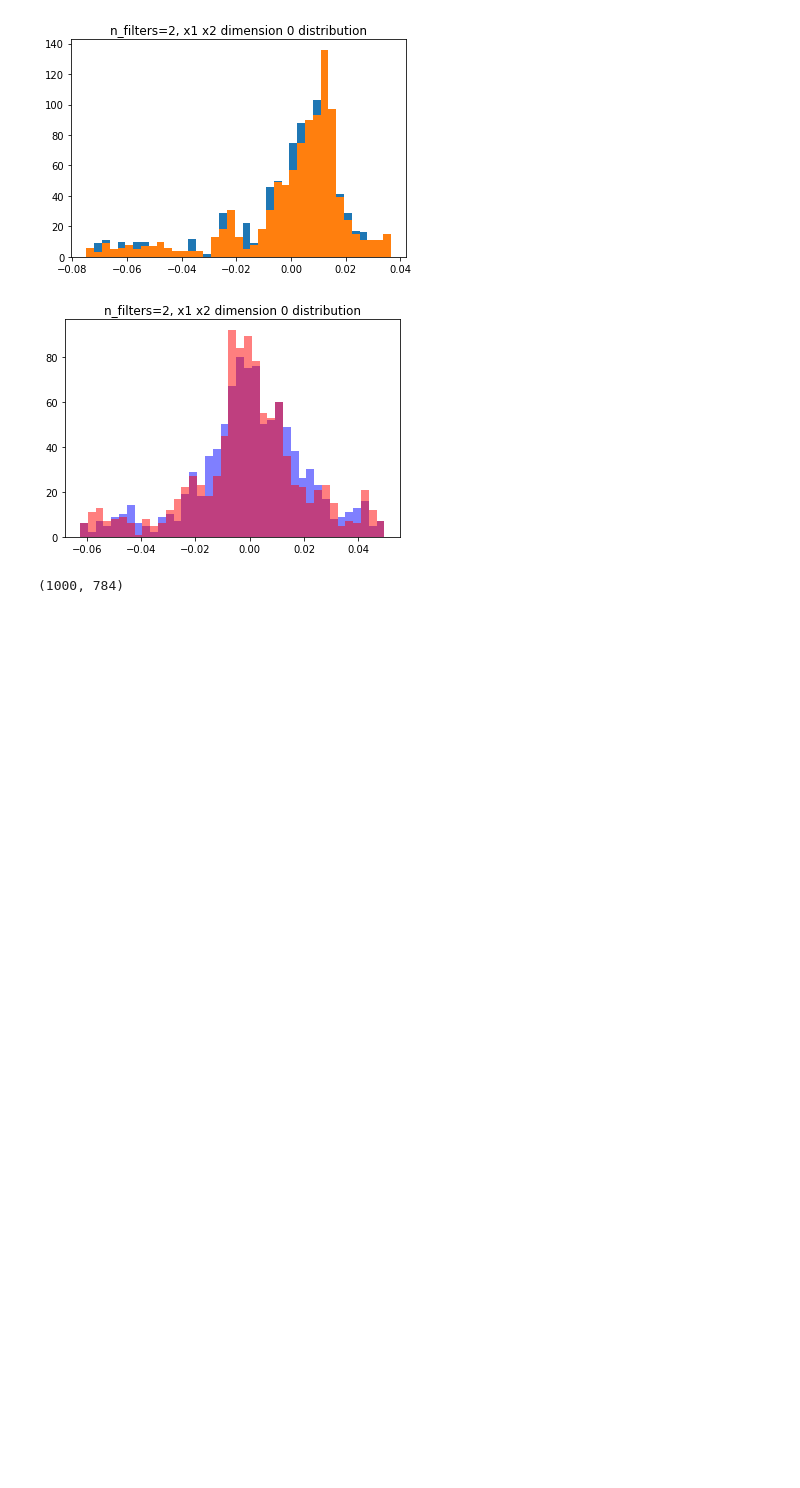
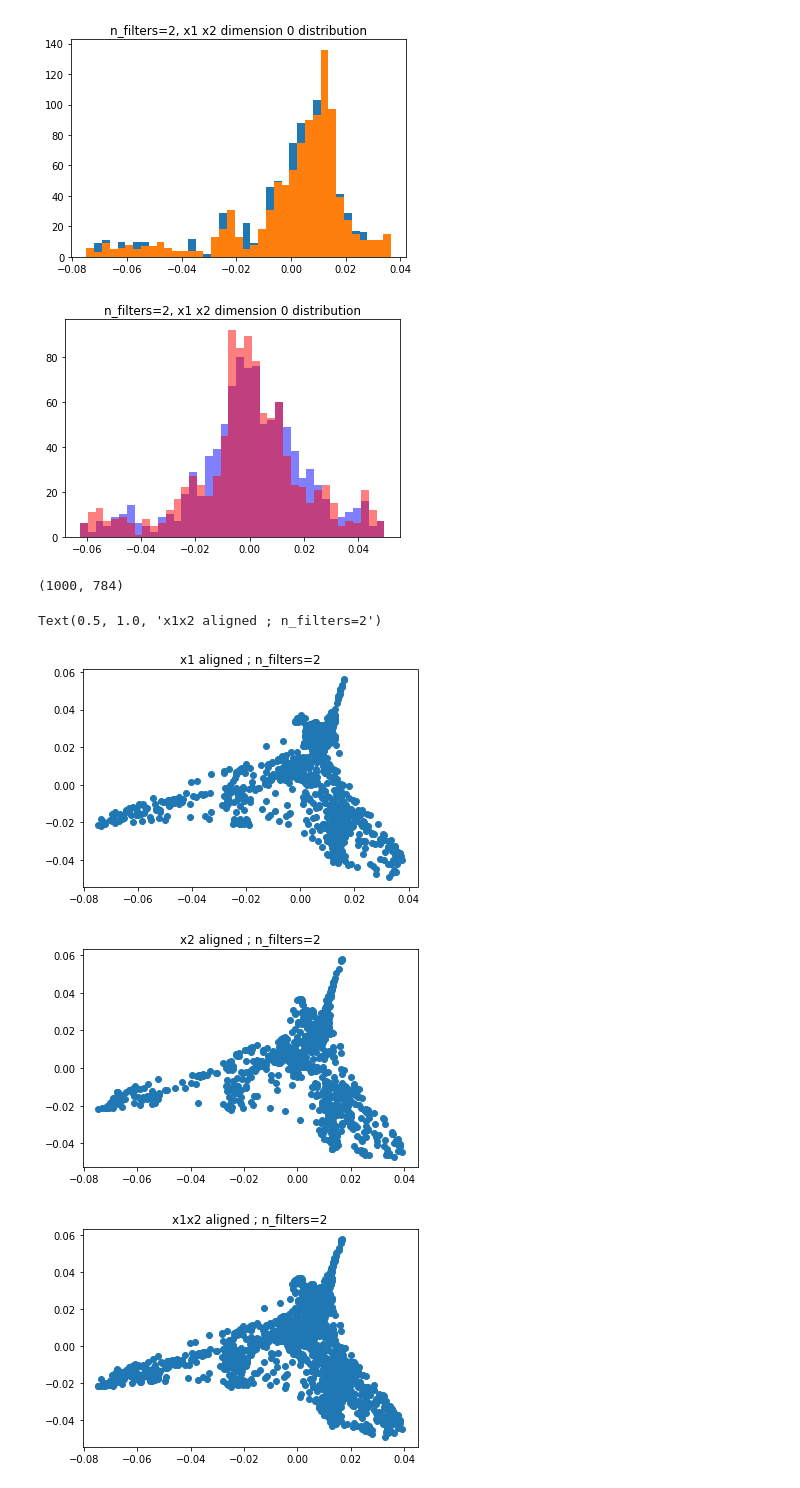
Before and after one commit to KailongPeng/harmonic-alignment, a Jupyter notebook: python/harmonic_example_using_pkg_visulization.ipynb, the cells around one changed output. Cells and saved outputs as stored; diff of their text form; code cells hidden in the pictures; blank space fills up the shorter version.

```diff
--- a/python/harmonic_example_using_pkg_visulization.ipynb
+++ b/python/harmonic_example_using_pkg_visulization.ipynb
@@ -211,3 +211,22 @@ _overlapRatio = overlapRatio(xb1_aligned,xb2_aligned,title=f'n_filters={n_filter
 X1.shape
 # %% [output]
 (1000, 784)
+# %%
+
+# 分别作图
+plt.figure()
+plt.scatter(xb1_aligned[:,0],xb1_aligned[:,1])
+plt.title(f'x1 aligned ; n_filters={n_filters}')
+plt.figure()
+plt.scatter(xb2_aligned[:,0],xb2_aligned[:,1])
+plt.title(f'x2 aligned ; n_filters={n_filters}')
+plt.figure()
+plt.scatter(Z[:,0],Z[:,1])
+plt.title(f'x1x2 aligned ; n_filters={n_filters}')
+# 发现效果非常差，因为原始数据是瑞士卷的数据的原始版x1和放大版x2
+# 但是我得到的xb1_aligned 和 xb2_aligned 看到的效果是完全不重合
+# %% [output]
+Text(0.5, 1.0, 'x1x2 aligned ; n_filters=2')
+[figure, added]
+[figure, added]
+[figure, added]
```
Also changed, not shown: parts of 8 cells of this notebook, 13 other files.
